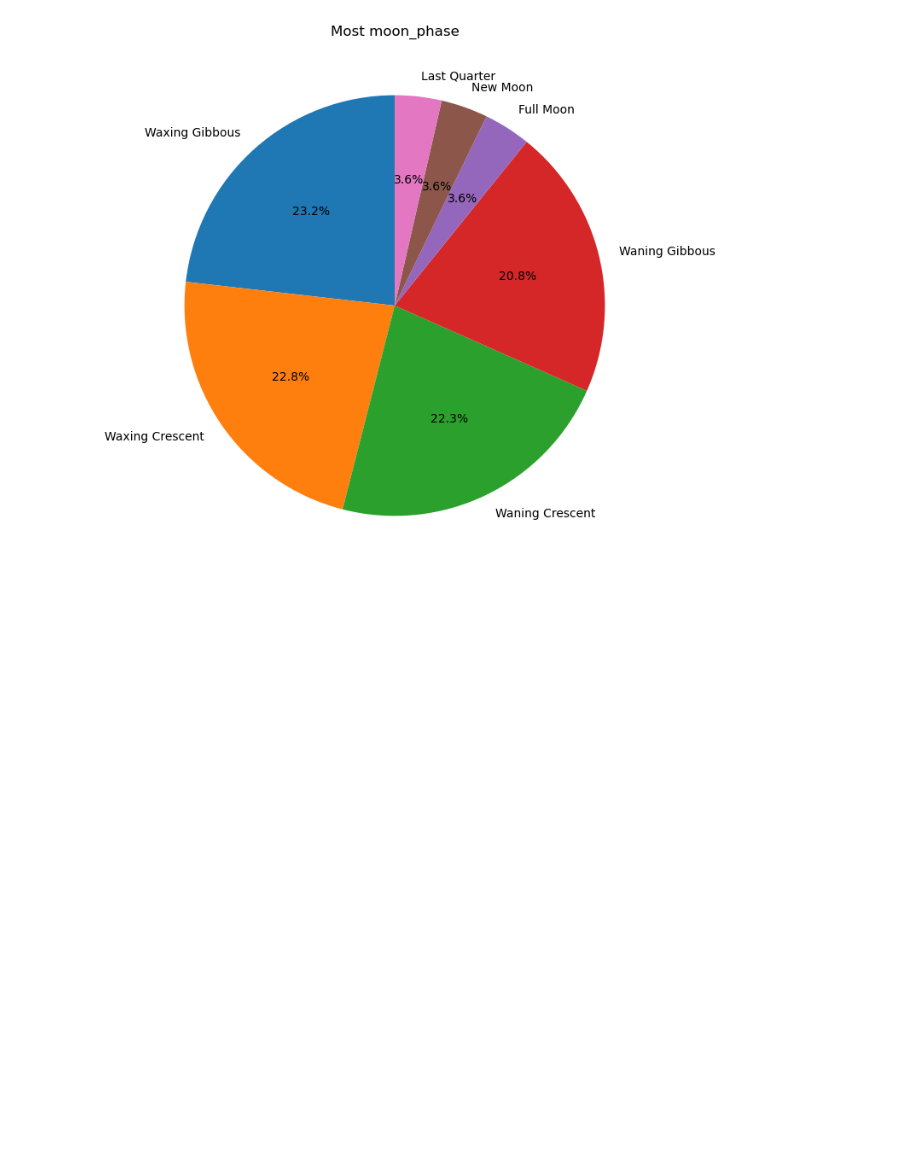
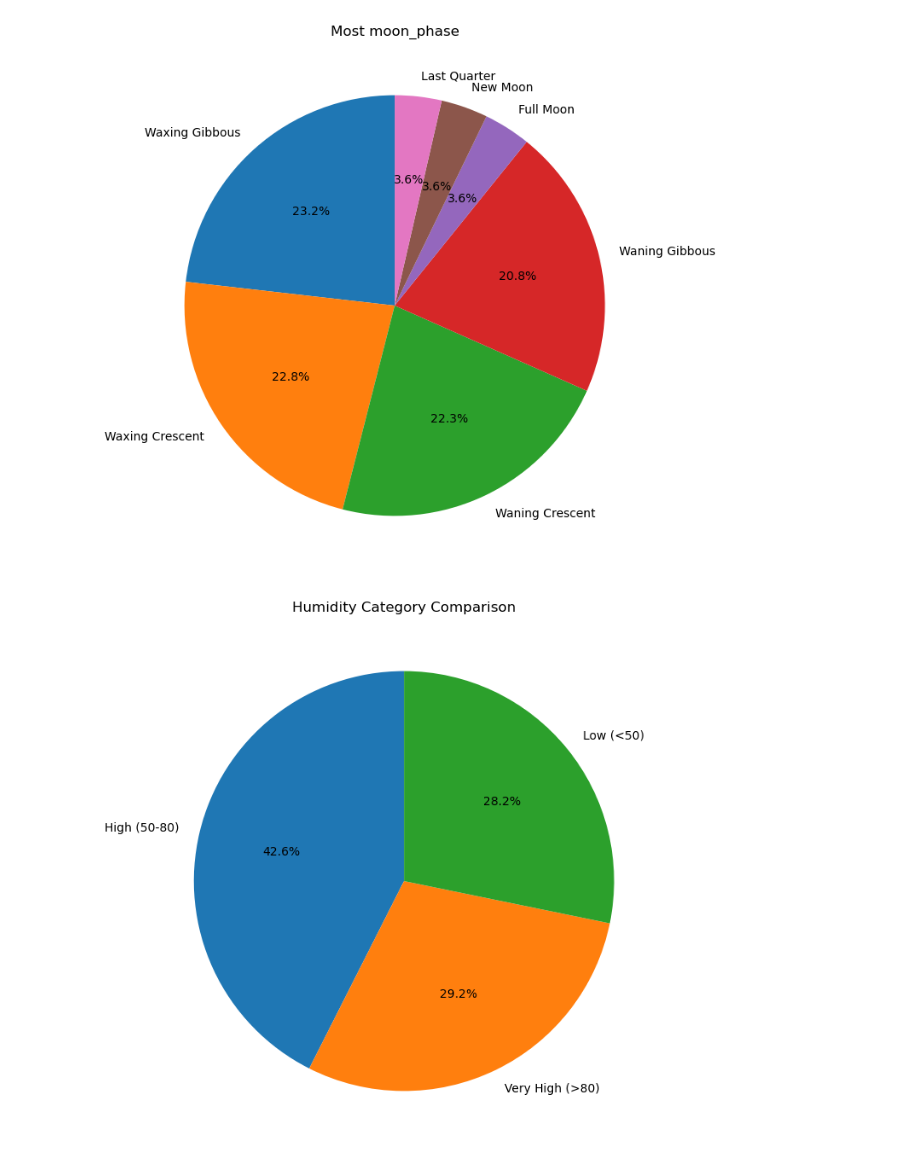
Before and after one commit to FlazeFy2/DS-World_Weather_Repository, a Jupyter notebook: exploratory data analysis-pie.ipynb, the cells around one changed output. Cells and saved outputs as stored; diff of their text form; code cells hidden in the pictures; blank space fills up the shorter version.

Commit message:
[DS] Exploratory Data Analysis (EDA) - Pie Chart Humidity Category Comparison

```diff
--- a/exploratory data analysis-pie.ipynb
+++ b/exploratory data analysis-pie.ipynb
@@ -21,3 +21,31 @@ for dt in target_col:
 [figure]
 [figure]
 [figure]
+# %%
+import pandas as pd
+import matplotlib.pyplot as plt
+
+df = pd.read_csv("GlobalWeatherRepository.csv")
+
+# Exploratory Data Analysis (EDA) - Pie Chart Humidity Category Comparison
+def categorize_humid(val):
+    if val > 80:
+        return "Very High (>80)"
+    elif val >= 50:
+        return "High (50-80)"
+    else:
+        return "Low (<50)"
+
+df["Humidity Category"] = df["humidity"].apply(categorize_humid)
+
+# Dataset
+top_context = df["Humidity Category"].value_counts()
+
+# Pie Chart
+plt.figure(figsize=(8,8))
+top_context.plot.pie(autopct="%1.1f%%", startangle=90)
+plt.title("Humidity Category Comparison")
+plt.ylabel("")
+plt.show()
+# %% [output]
+[figure, added]
```
